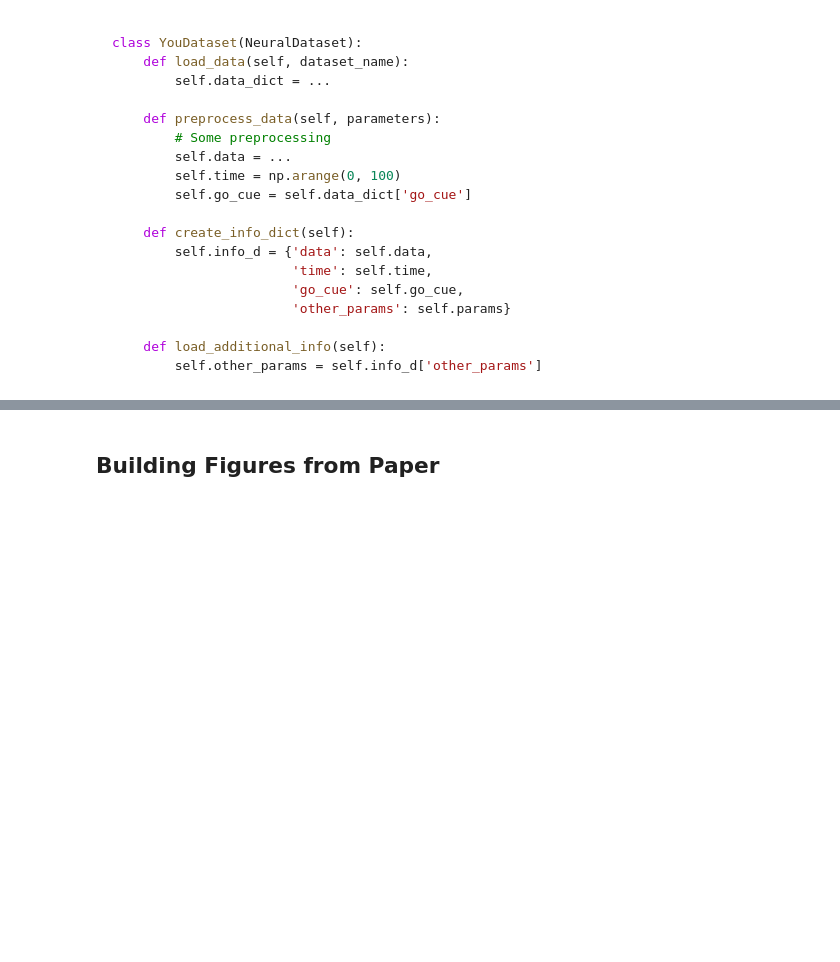
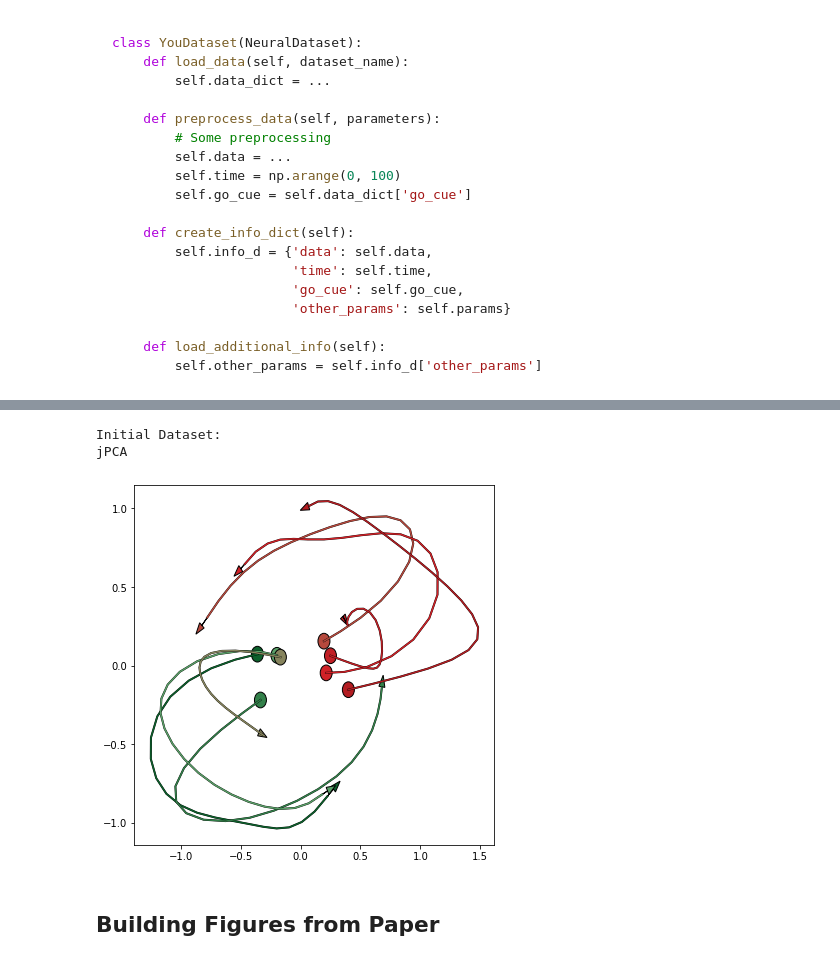
Before and after one commit to NevVerVer/neural-dynamics-gyration, a Jupyter notebook: datasets_analysis.ipynb, the cells around one changed output, grey strips where cells are left out. Drawn from its saved outputs; the diff is of its cells as text; code cells hidden in the pictures; blank space fills up the shorter version.

```diff
--- a/datasets_analysis.ipynb
+++ b/datasets_analysis.ipynb
@@ -134,3 +159,11 @@ class YouDataset(NeuralDataset):
+# %%
+dat.reset_data()
+print('Initial Dataset:')
+dat.plot_jpca(tstart=0, tend=20)
+# %% [output]
+Initial Dataset:
+jPCA
+[figure, added]
 # %% [markdown]
 ## Building Figures from Paper
 # %%
```
Also changed, not shown: parts of 12 cells of this notebook, 2 other files.
